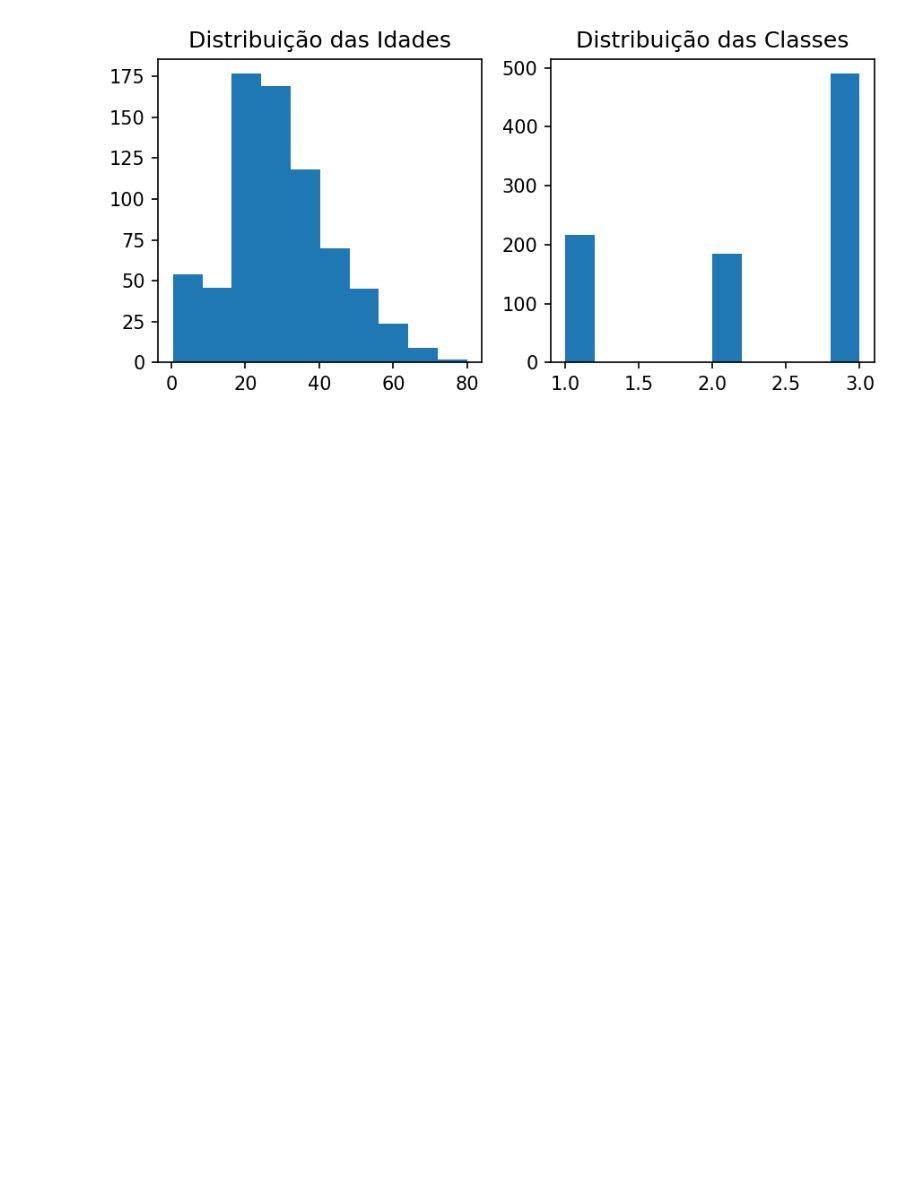
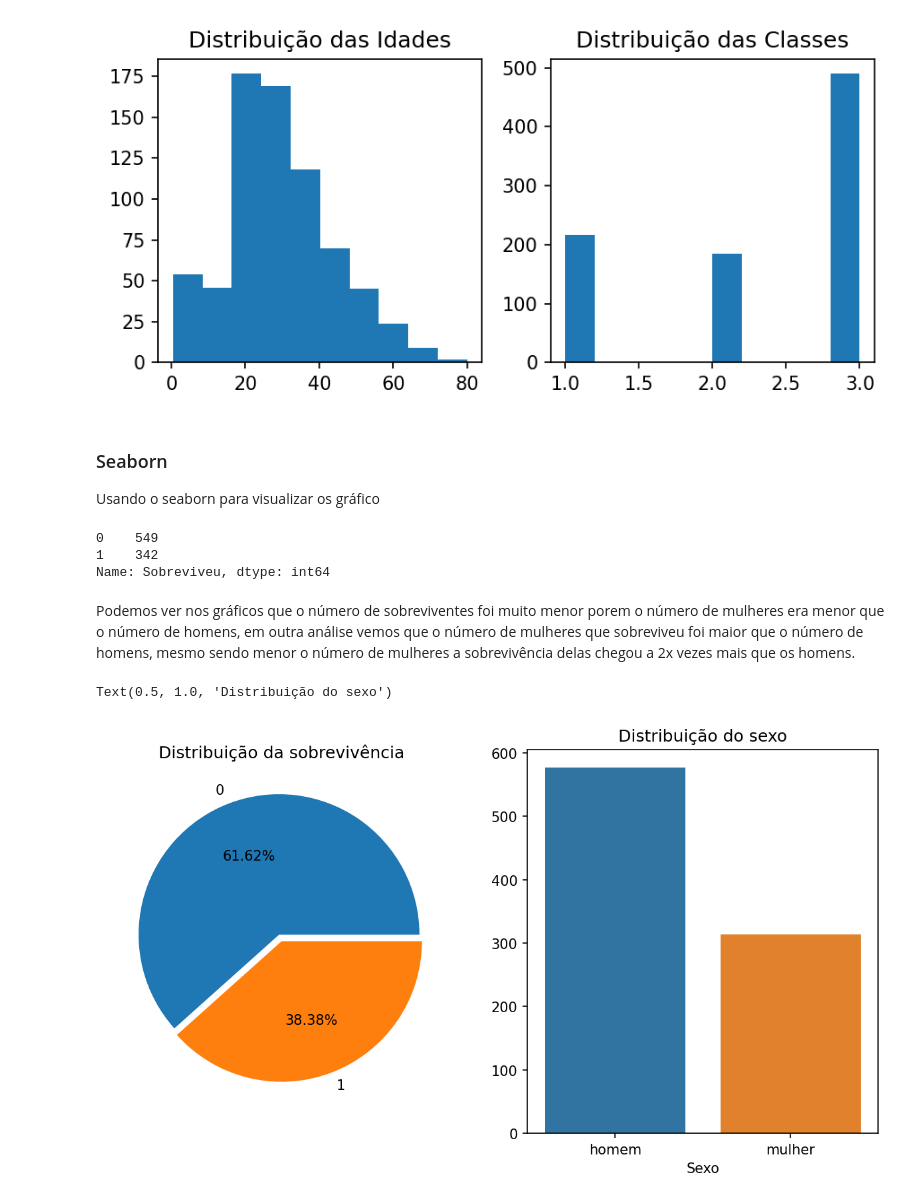
Before and after one commit to wendellbarcelos/Analise_dados_Titanic, a Jupyter notebook: Analise dados titanic.ipynb, the cells around one changed output. Drawn from its saved outputs; the diff is of its cells as text; code cells hidden in the pictures; blank space fills up the shorter version.

```diff
--- a/Analise dados titanic.ipynb
+++ b/Analise dados titanic.ipynb
@@ -88,3 +99,7 @@ plt.tight_layout()
 plt.show()
 # %% [output]
 [figure]
+# %% [markdown]
+### Seaborn
+
+Usando o seaborn para visualizar os gráfico
@@ -90,0 +109,23 @@ plt.show()
+# %%
+# Utilizando em sobreviveu
+df['Sobreviveu'].value_counts()
+# %% [output]
+0    549
+1    342
+Name: Sobreviveu, dtype: int64
+# %% [markdown]
+Podemos ver nos gráficos que o número de sobreviventes foi muito menor porem o número de mulheres era menor que o número de homens, em outra análise vemos que o número de mulheres que sobreviveu foi maior que o número de homens, mesmo sendo menor o número de mulheres a sobrevivência delas chegou a 2x vezes mais que os homens.
+# %%
+# Pie com o Matplotlib
+f, ax = plt.subplots(1,2, figsize=(10,5), dpi=150)
+df['Sobreviveu'].value_counts().plot.pie(ax=ax[0], explode=[0.05,0.0], autopct='%0.2f%%')
+ax[0].set_ylabel('')
+ax[0].set_title('Distribuição da sobrevivência')
+
+# Usando o Seaborn para o countplot
+sns.countplot(x=df['Sexo'], ax=ax[1])
+ax[1].set_ylabel('')
+ax[1].set_title('Distribuição do sexo')
+# %% [output]
+Text(0.5, 1.0, 'Distribuição do sexo')
+[figure, added]
```
Also changed, not shown: parts of 36 cells of this notebook.
